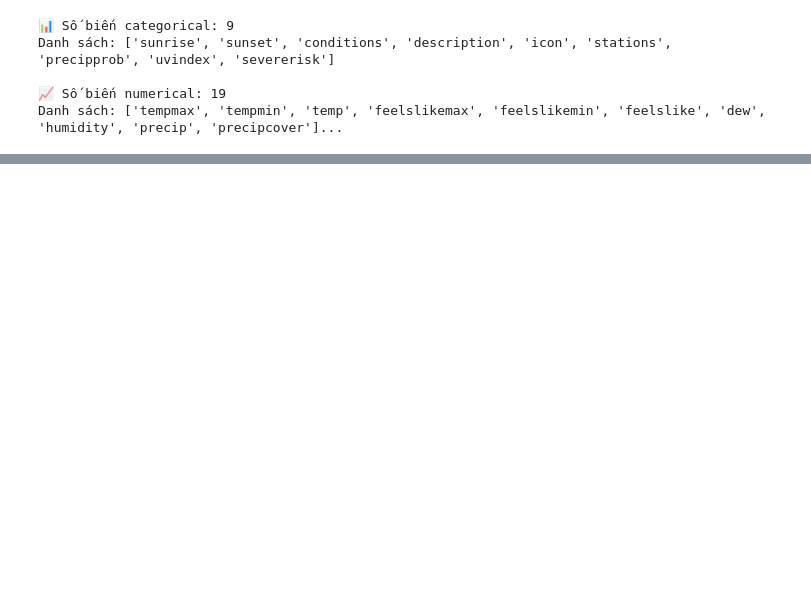
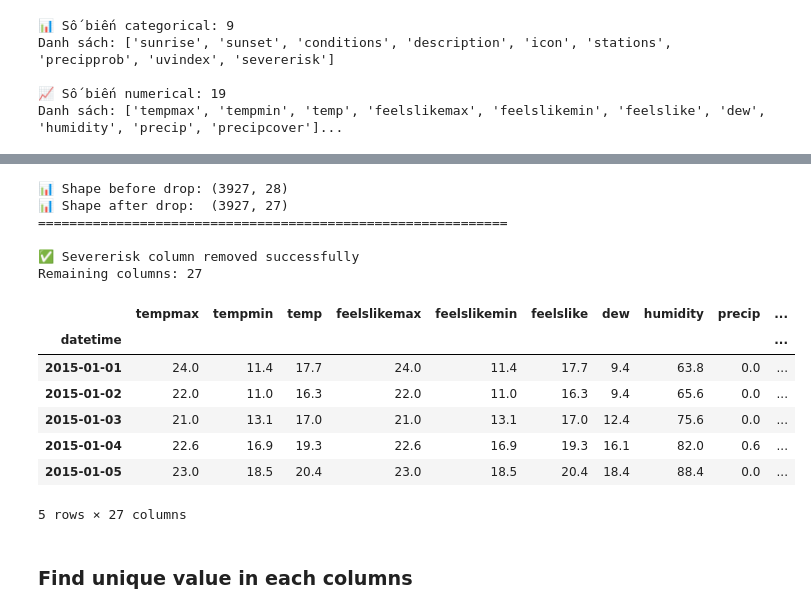
Before and after one commit to NgocHoa04/machine_learning_project, a Jupyter notebook: data_processing.ipynb, the cells around one changed output, grey strips where cells are left out. Cells and saved outputs as stored; diff of their text form; code cells hidden in the pictures; blank space fills up the shorter version.

```diff
--- a/data_processing.ipynb
+++ b/data_processing.ipynb
@@ -516,0 +996,31 @@ if len(numerical_cols) > 0 and len(categorical_cols) > 0:
+# %%
+# 3. Drop column
+hn_daily_clean = hn_daily.drop(columns=['severerisk'])
+
+print(f"\n📊 Shape before drop: {hn_daily.shape}")
+print(f"📊 Shape after drop:  {hn_daily_clean.shape}")
+print("=" * 60)
+
+# 4. Verify
+print(f"\n✅ Severerisk column removed successfully")
+print(f"Remaining columns: {hn_daily_clean.shape[1]}")
+# %% [output]
+📊 Shape before drop: (3927, 28)
+📊 Shape after drop:  (3927, 27)
+============================================================
+
+✅ Severerisk column removed successfully
+Remaining columns: 27
+# %%
+hn_daily_clean.head()
+# %% [output]
+|  | tempmax | tempmin | temp | feelslikemax | feelslikemin | feelslike | dew | humidity | precip | ... |
+| datetime |  |  |  |  |  |  |  |  |  | ... |
+| 2015-01-01 | 24.0 | 11.4 | 17.7 | 24.0 | 11.4 | 17.7 | 9.4 | 63.8 | 0.0 | ... |
+| 2015-01-02 | 22.0 | 11.0 | 16.3 | 22.0 | 11.0 | 16.3 | 9.4 | 65.6 | 0.0 | ... |
+| 2015-01-03 | 21.0 | 13.1 | 17.0 | 21.0 | 13.1 | 17.0 | 12.4 | 75.6 | 0.0 | ... |
+| 2015-01-04 | 22.6 | 16.9 | 19.3 | 22.6 | 16.9 | 19.3 | 16.1 | 82.0 | 0.6 | ... |
+| 2015-01-05 | 23.0 | 18.5 | 20.4 | 23.0 | 18.5 | 20.4 | 18.4 | 88.4 | 0.0 | ... |
+5 rows × 27 columns
+# %% [markdown]
+### Find unique value in each columns
```
Also changed, not shown: parts of 25 cells of this notebook, 1 other file.
